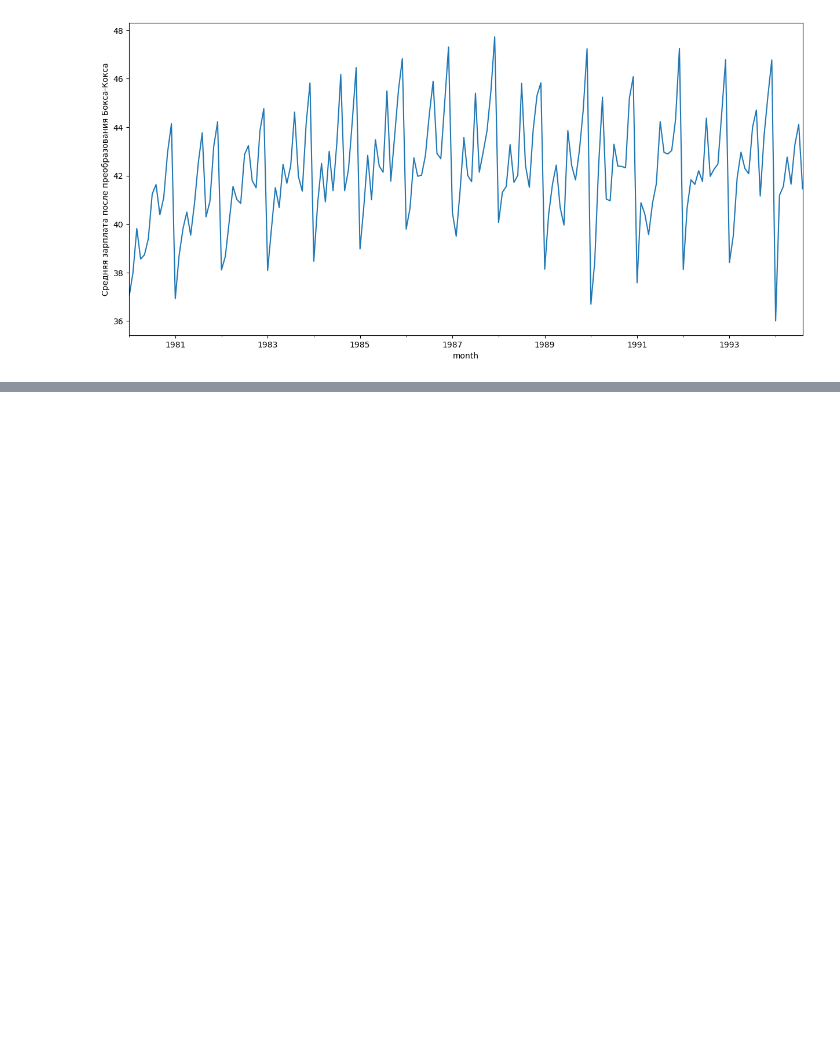
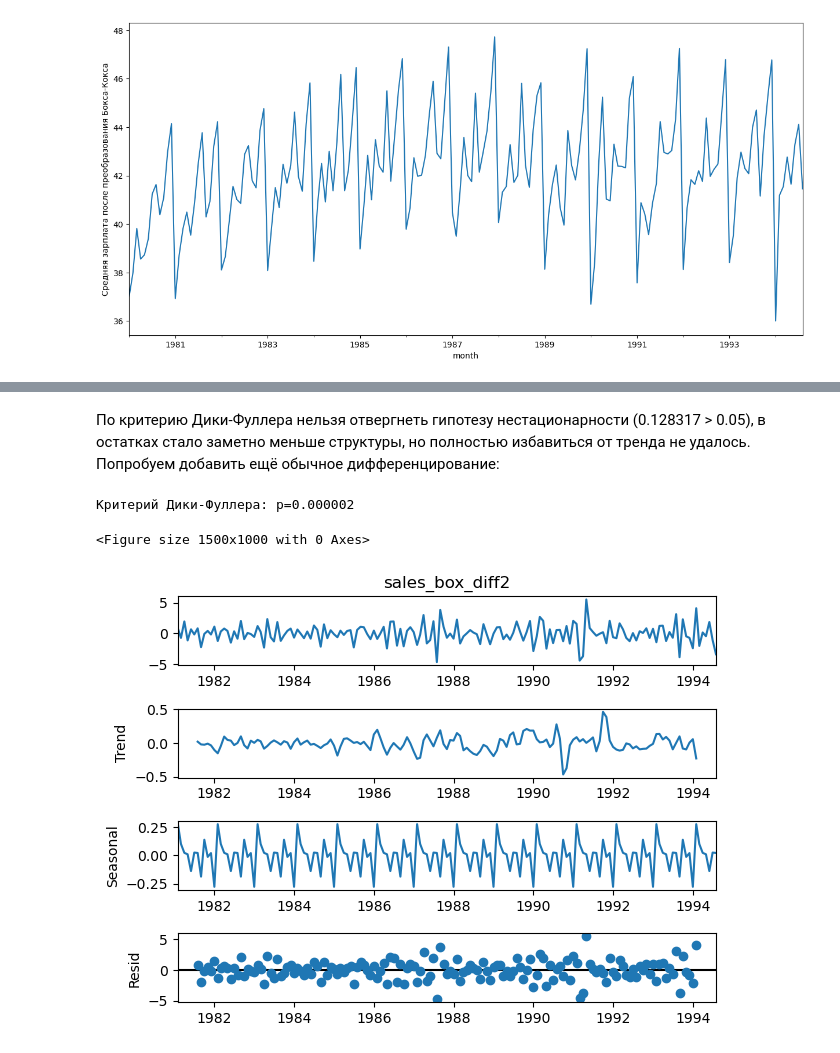
Before and after one commit to AlexanderFA/susu_search_retrieval_analysis, a Jupyter notebook: lab3/task3_1.ipynb, the cells around one changed output, grey strips where cells are left out. Cells and saved outputs as stored; diff of their text form; code cells hidden in the pictures; blank space fills up the shorter version.

```diff
--- a/lab3/task3_1.ipynb
+++ b/lab3/task3_1.ipynb
@@ -68,0 +83,11 @@ plt.show()
+# %% [markdown]
+По критерию Дики-Фуллера нельзя отвергнеть гипотезу нестационарности (0.128317 > 0.05), в остатках стало заметно меньше структуры, но полностью избавиться от тренда не удалось. Попробуем добавить ещё обычное дифференцирование:
+# %%
+df['sales_box_diff2'] = df['sales_box_diff'] - df['sales_box_diff'].shift(1)
+plt.figure(figsize=(15, 10))
+sm.tsa.seasonal_decompose(df['sales_box_diff2'][13:]).plot()
+print("Критерий Дики-Фуллера: p=%f" % sm.tsa.stattools.adfuller(df['sales_box_diff2'][13:])[1])
+# %% [output]
+Критерий Дики-Фуллера: p=0.000002
+<Figure size 1500x1000 with 0 Axes>
+[figure, added]
```
Also changed, not shown: parts of 14 cells of this notebook, 1 other file.
